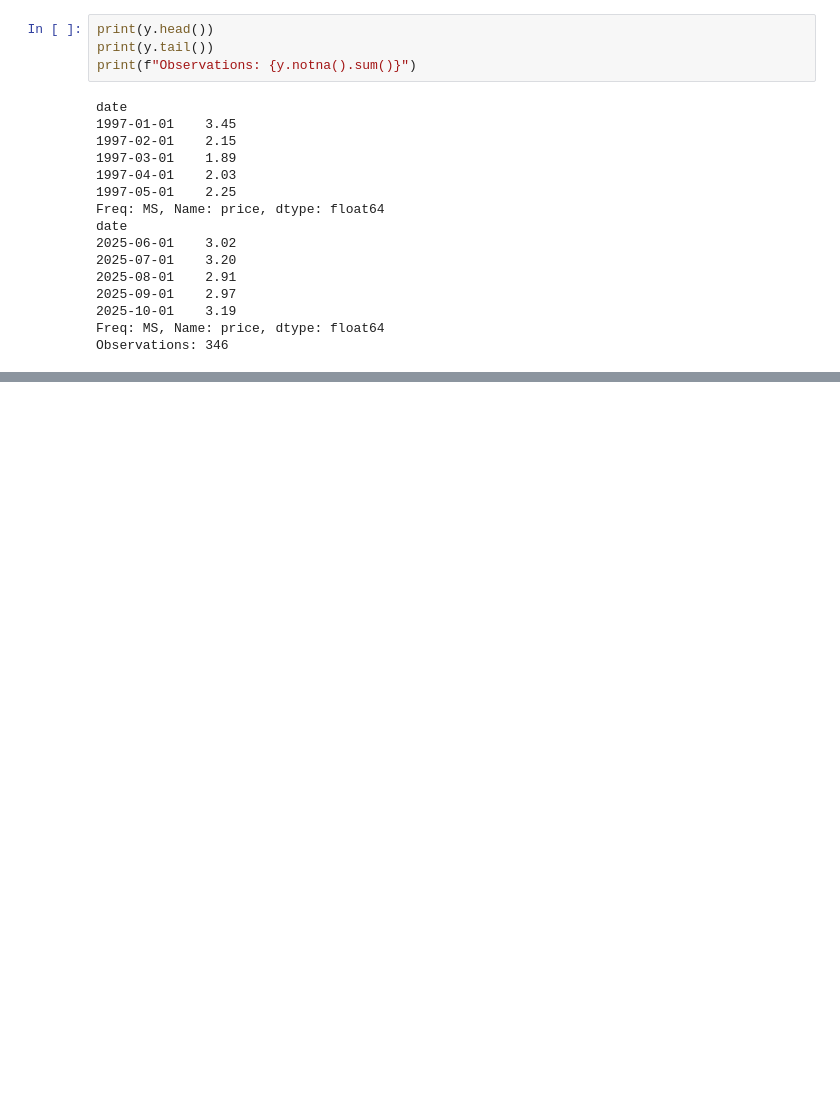
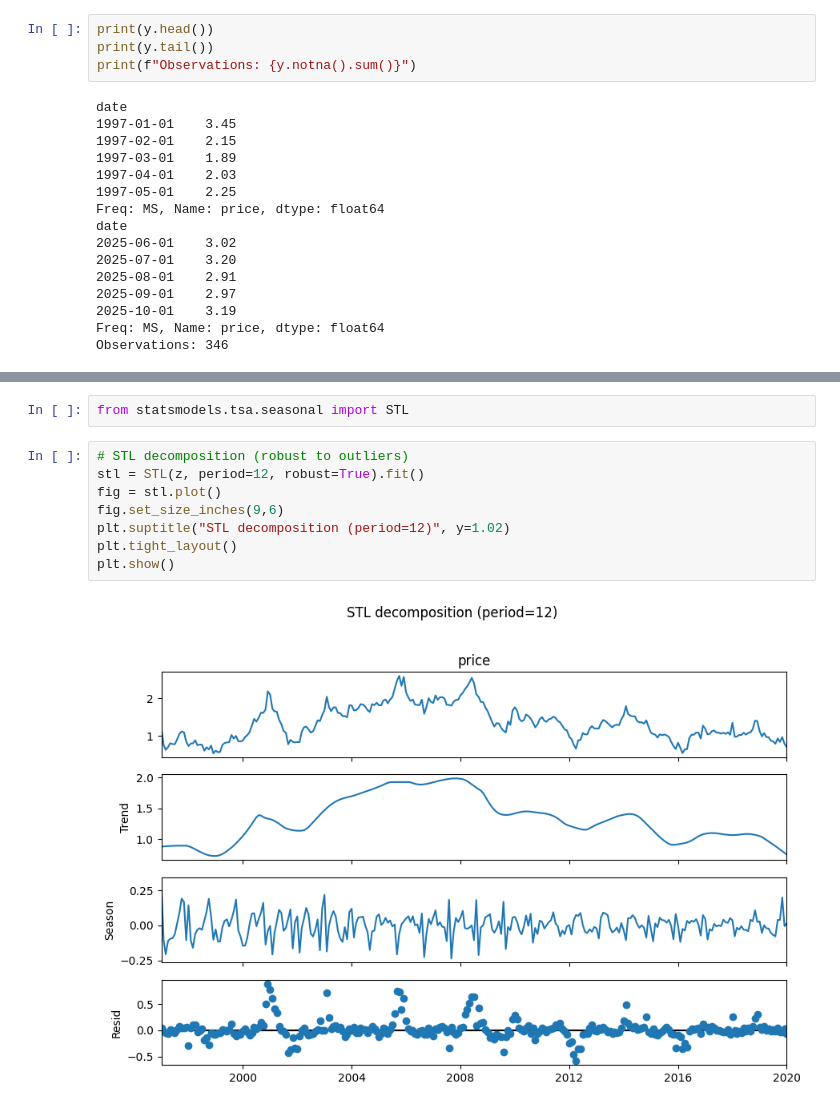
Before and after one commit to StefaniaLavarda/Time_Series_Project, a Jupyter notebook: eda.ipynb, the cells around one changed output, grey strips where cells are left out. Drawn from its saved outputs; the diff is of its cells as text; blank space fills up the shorter version.

```diff
--- a/eda.ipynb
+++ b/eda.ipynb
@@ -58,0 +136,12 @@ plt.show()
+# %%
+from statsmodels.tsa.seasonal import STL
+# %%
+# STL decomposition (robust to outliers)
+stl = STL(z, period=12, robust=True).fit()
+fig = stl.plot()
+fig.set_size_inches(9,6)
+plt.suptitle("STL decomposition (period=12)", y=1.02)
+plt.tight_layout()
+plt.show()
+# %% [output]
+[figure, added]
```
Also changed, not shown: parts of 21 cells of this notebook.
